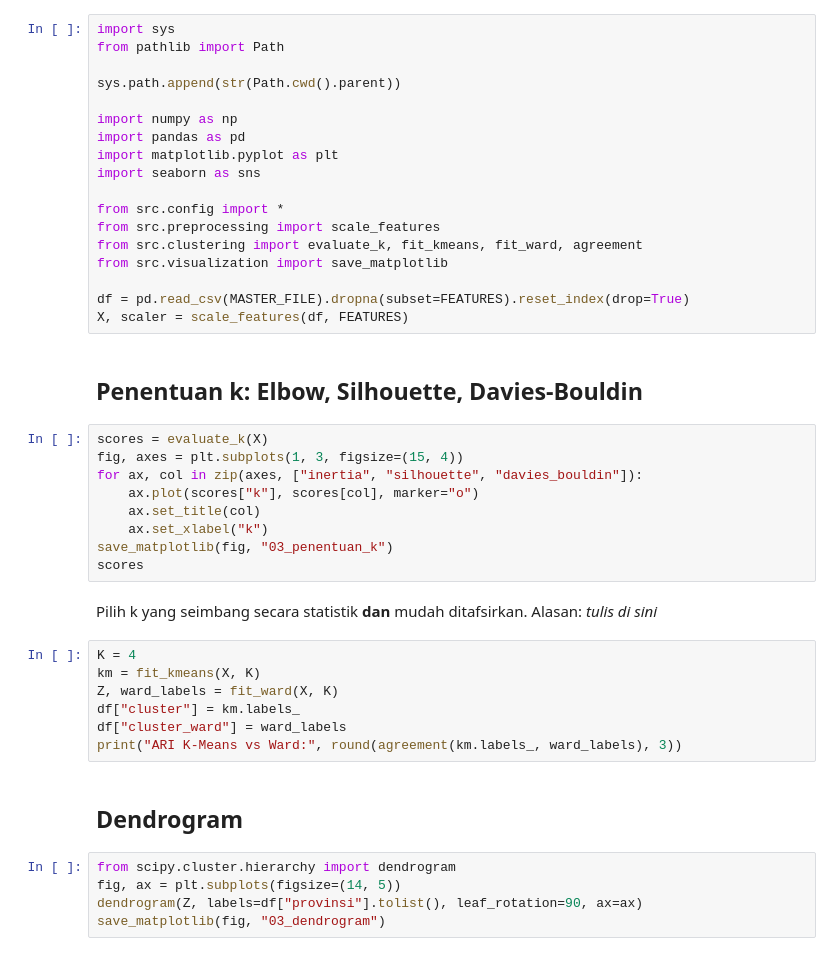
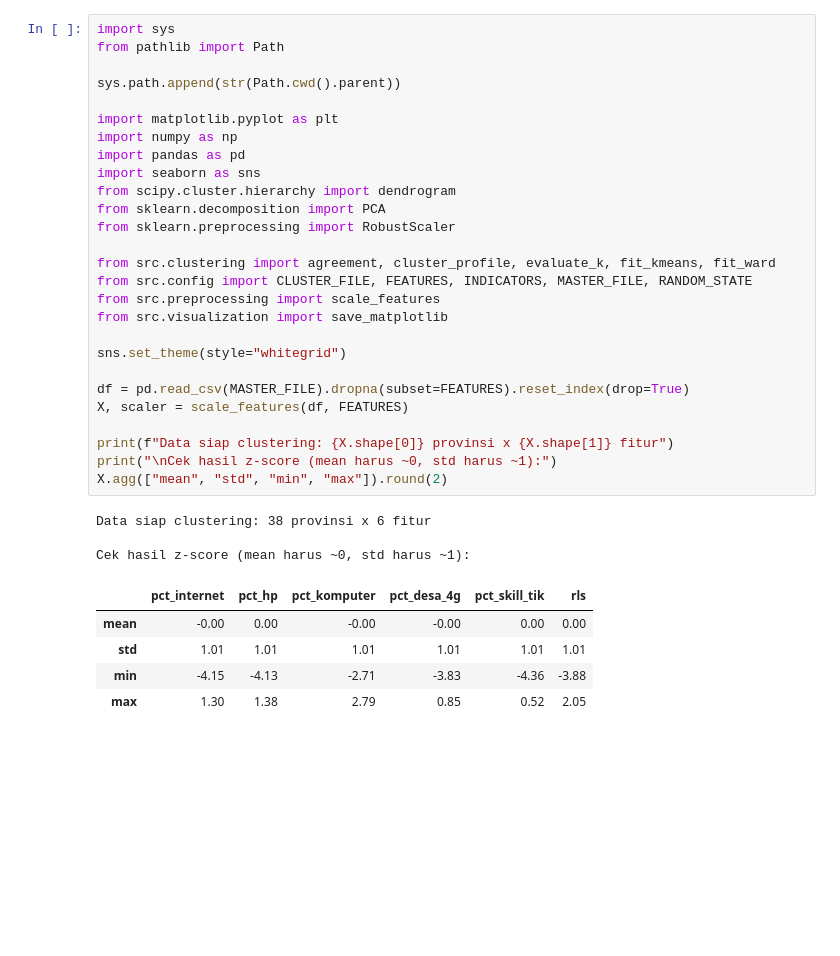
Before and after one commit to jansv7/indo-digital-divide-clustering, a Jupyter notebook: notebooks/03_clustering_modeling.ipynb, the cells around one changed output. Cells and saved outputs as stored; diff of their text form; blank space fills up the shorter version.

```diff
--- a/notebooks/03_clustering_modeling.ipynb
+++ b/notebooks/03_clustering_modeling.ipynb
@@ -4,45 +13,36 @@ Standardisasi → penentuan k → K-Means (utama) + Ward (pembanding) → ARI.
 # %%
 import sys
 from pathlib import Path
 
 sys.path.append(str(Path.cwd().parent))
 
+import matplotlib.pyplot as plt
 import numpy as np
 import pandas as pd
-import matplotlib.pyplot as plt
 import seaborn as sns
+from scipy.cluster.hierarchy import dendrogram
+from sklearn.decomposition import PCA
+from sklearn.preprocessing import RobustScaler
 
-from src.config import *
+from src.clustering import agreement, cluster_profile, evaluate_k, fit_kmeans, fit_ward
+from src.config import CLUSTER_FILE, FEATURES, INDICATORS, MASTER_FILE, RANDOM_STATE
 from src.preprocessing import scale_features
-from src.clustering import evaluate_k, fit_kmeans, fit_ward, agreement
 from src.visualization import save_matplotlib
+
+sns.set_theme(style="whitegrid")
 
 df = pd.read_csv(MASTER_FILE).dropna(subset=FEATURES).reset_index(drop=True)
 X, scaler = scale_features(df, FEATURES)
+
+print(f"Data siap clustering: {X.shape[0]} provinsi x {X.shape[1]} fitur")
+print("\nCek hasil z-score (mean harus ~0, std harus ~1):")
+X.agg(["mean", "std", "min", "max"]).round(2)
+# %% [output]
+Data siap clustering: 38 provinsi x 6 fitur
+
+Cek hasil z-score (mean harus ~0, std harus ~1):
+|  | pct_internet | pct_hp | pct_komputer | pct_desa_4g | pct_skill_tik | rls |
+| mean | -0.00 | 0.00 | -0.00 | -0.00 | 0.00 | 0.00 |
+| std | 1.01 | 1.01 | 1.01 | 1.01 | 1.01 | 1.01 |
+| min | -4.15 | -4.13 | -2.71 | -3.83 | -4.36 | -3.88 |
+| max | 1.30 | 1.38 | 2.79 | 0.85 | 0.52 | 2.05 |
-# %% [markdown]
-## Penentuan k: Elbow, Silhouette, Davies-Bouldin
-# %%
-scores = evaluate_k(X)
-fig, axes = plt.subplots(1, 3, figsize=(15, 4))
-for ax, col in zip(axes, ["inertia", "silhouette", "davies_bouldin"]):
-    ax.plot(scores["k"], scores[col], marker="o")
-    ax.set_title(col)
-    ax.set_xlabel("k")
-save_matplotlib(fig, "03_penentuan_k")
-scores
-# %% [markdown]
-Pilih k yang seimbang secara statistik **dan** mudah ditafsirkan. Alasan: _tulis di sini_
-# %%
-K = 4
-km = fit_kmeans(X, K)
-Z, ward_labels = fit_ward(X, K)
-df["cluster"] = km.labels_
-df["cluster_ward"] = ward_labels
-print("ARI K-Means vs Ward:", round(agreement(km.labels_, ward_labels), 3))
-# %% [markdown]
-## Dendrogram
-# %%
-from scipy.cluster.hierarchy import dendrogram
-fig, ax = plt.subplots(figsize=(14, 5))
-dendrogram(Z, labels=df["provinsi"].tolist(), leaf_rotation=90, ax=ax)
-save_matplotlib(fig, "03_dendrogram")
```
Also changed, not shown: parts of 24 cells of this notebook, 19 other files.
